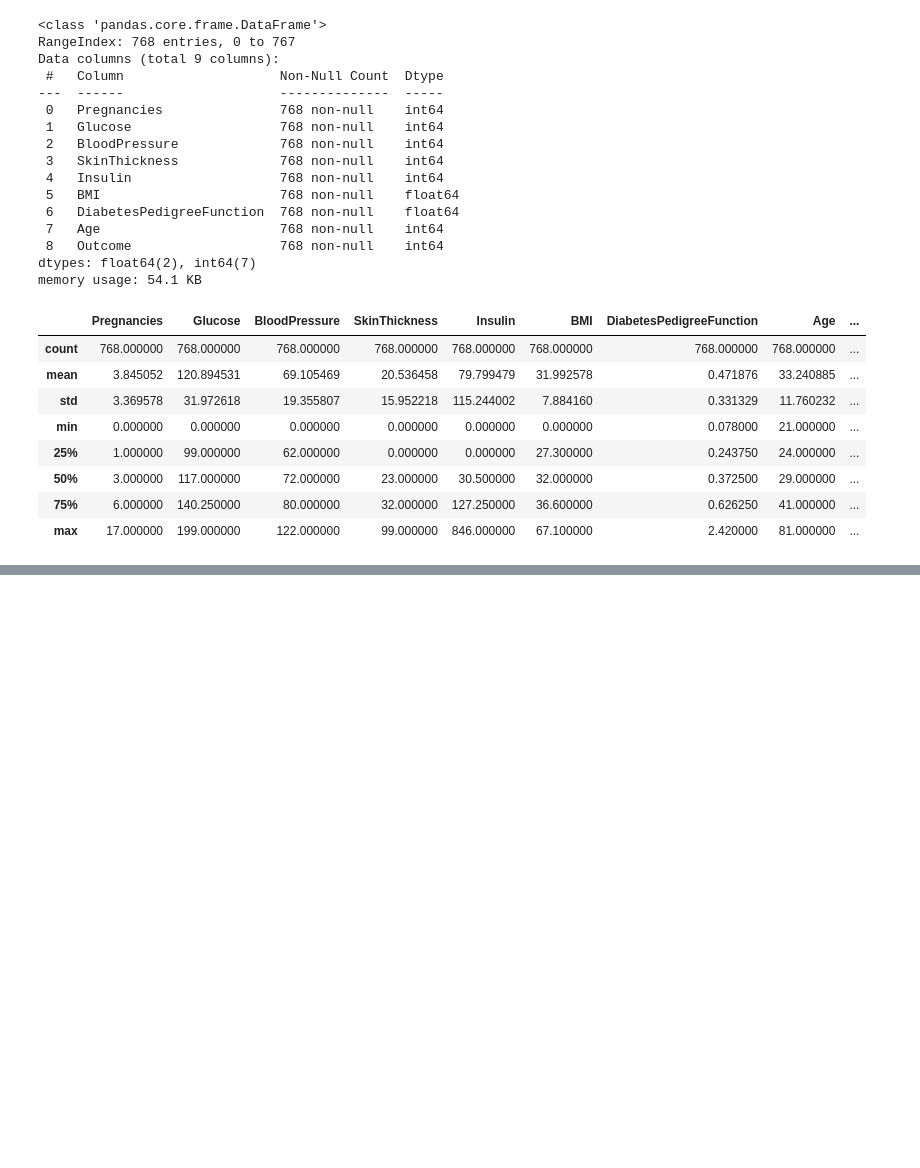
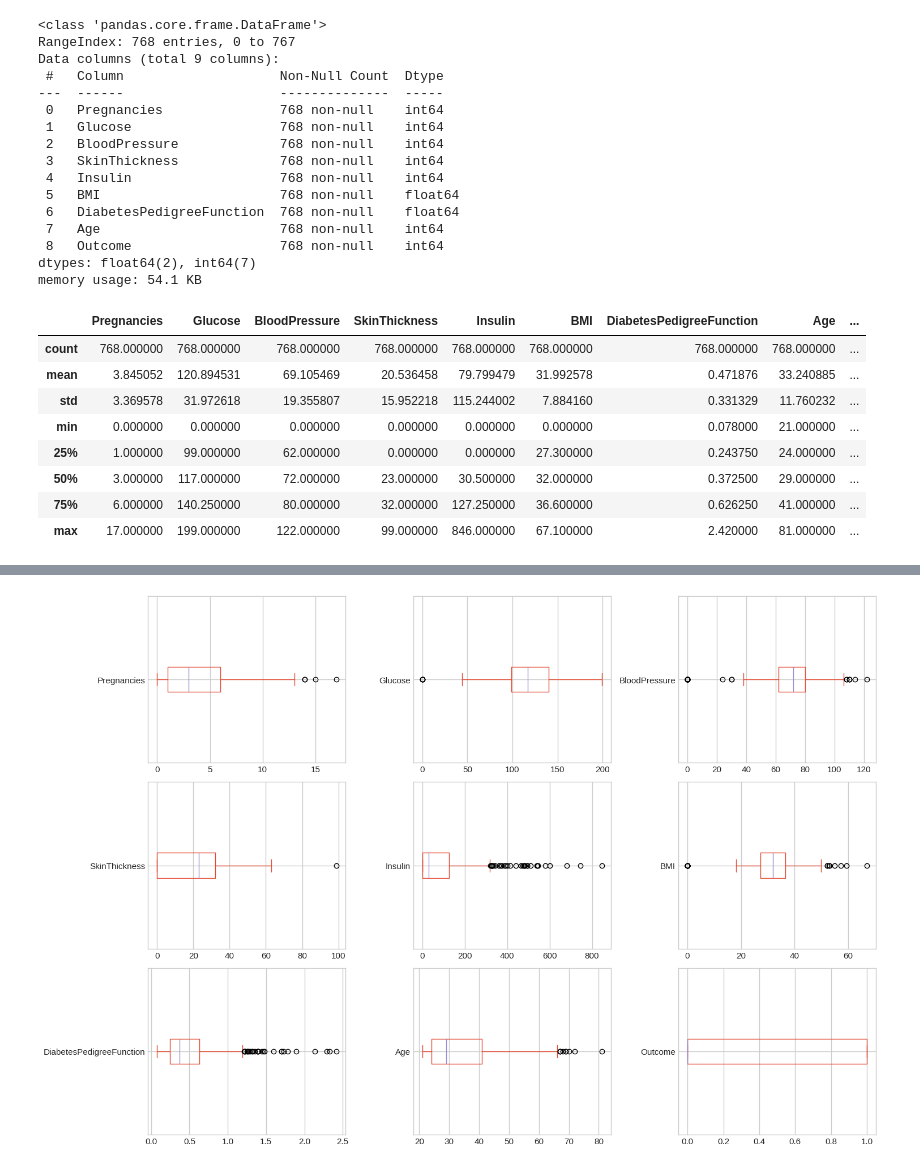
Before and after one commit to drpafowler/applied-ml-philip, a Jupyter notebook: lab02/ml02_philip_pima.ipynb, the cells around one changed output, grey strips where cells are left out. Drawn from its saved outputs; the diff is of its cells as text; code cells hidden in the pictures; blank space fills up the shorter version.

```diff
--- a/lab02/ml02_philip_pima.ipynb
+++ b/lab02/ml02_philip_pima.ipynb
@@ -104,0 +111,7 @@ plt.show()
+# %%
+# Create horizontal boxplots for the numeric features in a 3x3 grid
+df.plot(kind='box', subplots=True, layout=(3, 3), sharex=False, sharey=False, figsize=(15, 10), vert=False)
+plt.tight_layout()
+plt.show()
+# %% [output]
+[figure, added]
```
Also changed, not shown: parts of 14 cells of this notebook.
